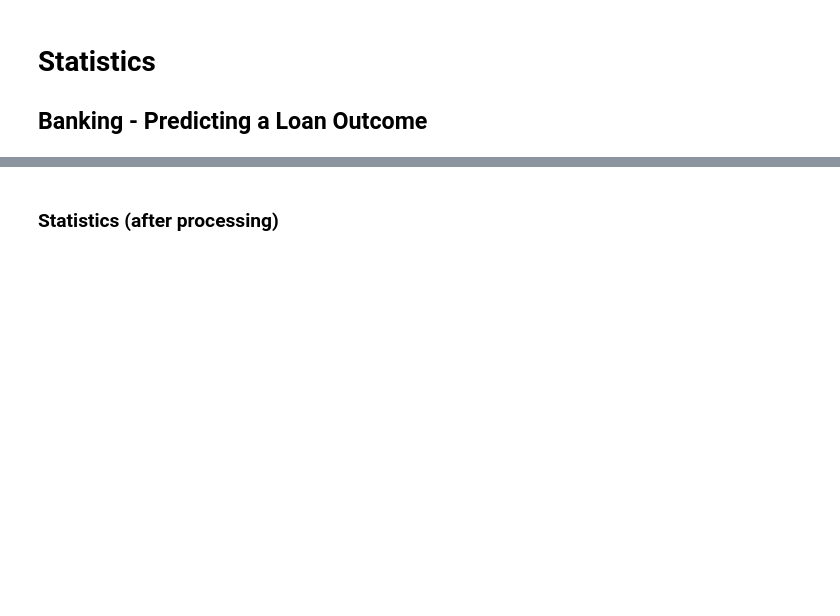
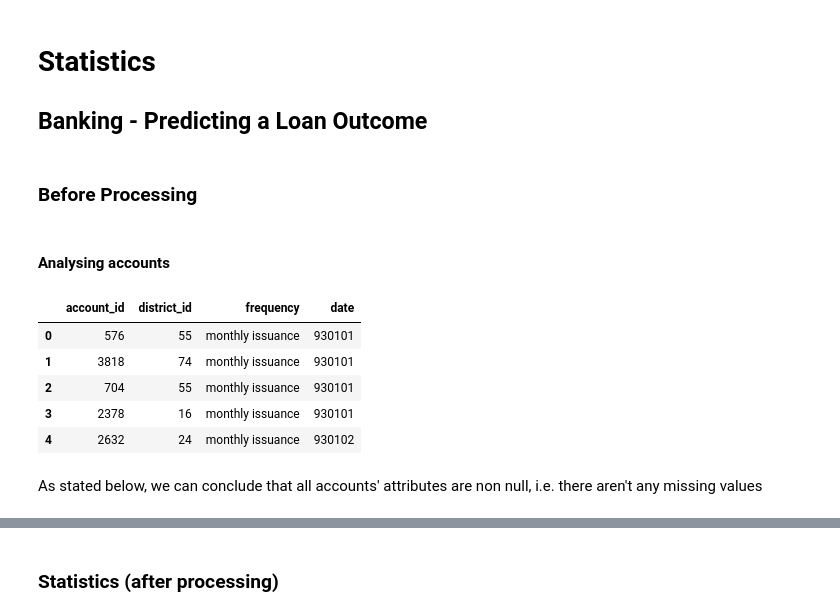
Before and after one commit to bdmendes/feup-ac-banking, a Jupyter notebook: stats.ipynb, the cells around one changed output, grey strips where cells are left out. Drawn from its saved outputs; the diff is of its cells as text; code cells hidden in the pictures; blank space fills up the shorter version.

```diff
--- a/stats.ipynb
+++ b/stats.ipynb
@@ -9,0 +7,15 @@
+# %% [markdown]
+### Before Processing
+# %% [markdown]
+#### Analysing accounts
+# %%
+accounts.head(5)
+# %% [output]
+|  | account_id | district_id | frequency | date |
+| 0 | 576 | 55 | monthly issuance | 930101 |
+| 1 | 3818 | 74 | monthly issuance | 930101 |
+| 2 | 704 | 55 | monthly issuance | 930101 |
+| 3 | 2378 | 16 | monthly issuance | 930101 |
+| 4 | 2632 | 24 | monthly issuance | 930102 |
+# %% [markdown]
+As stated below, we can conclude that all accounts' attributes are non null, i.e. there aren't any missing values
```
Also changed, not shown: parts of 14 cells of this notebook.
